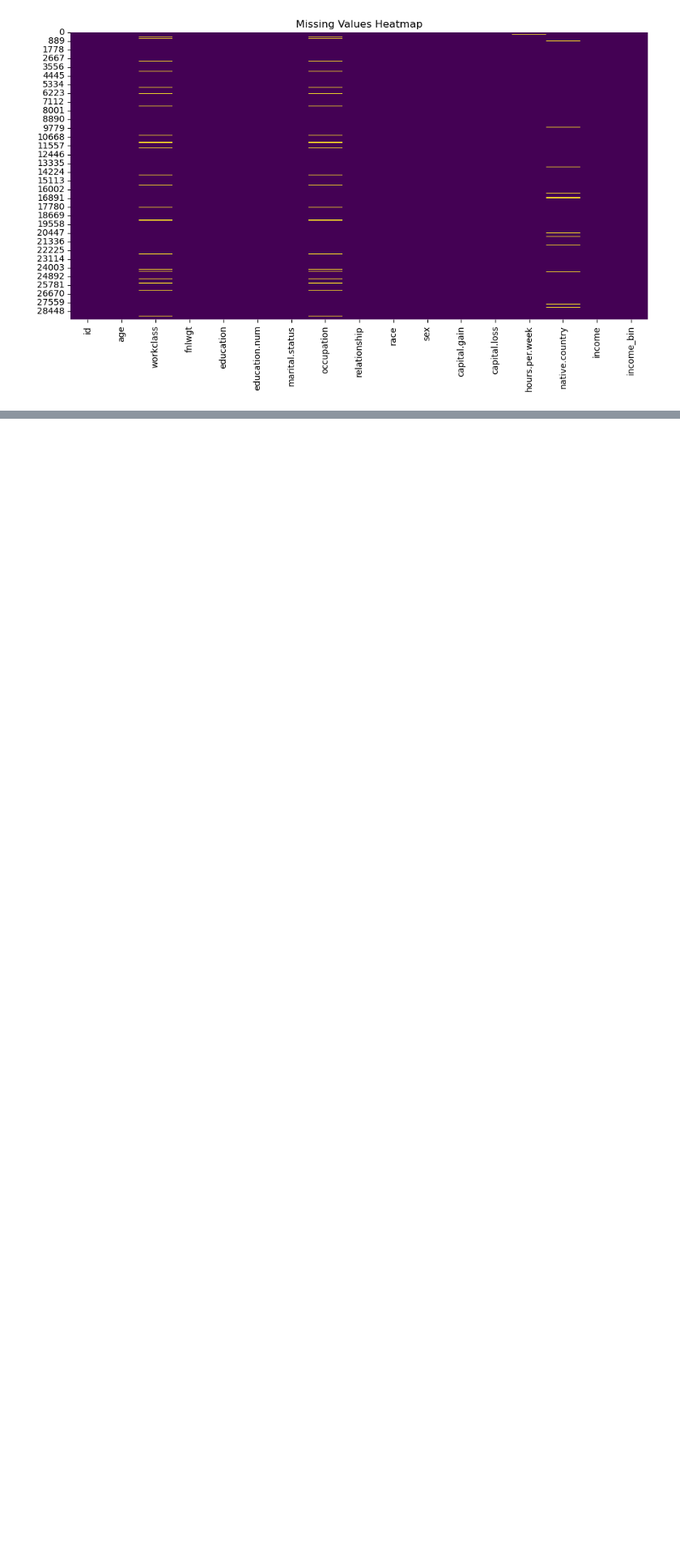
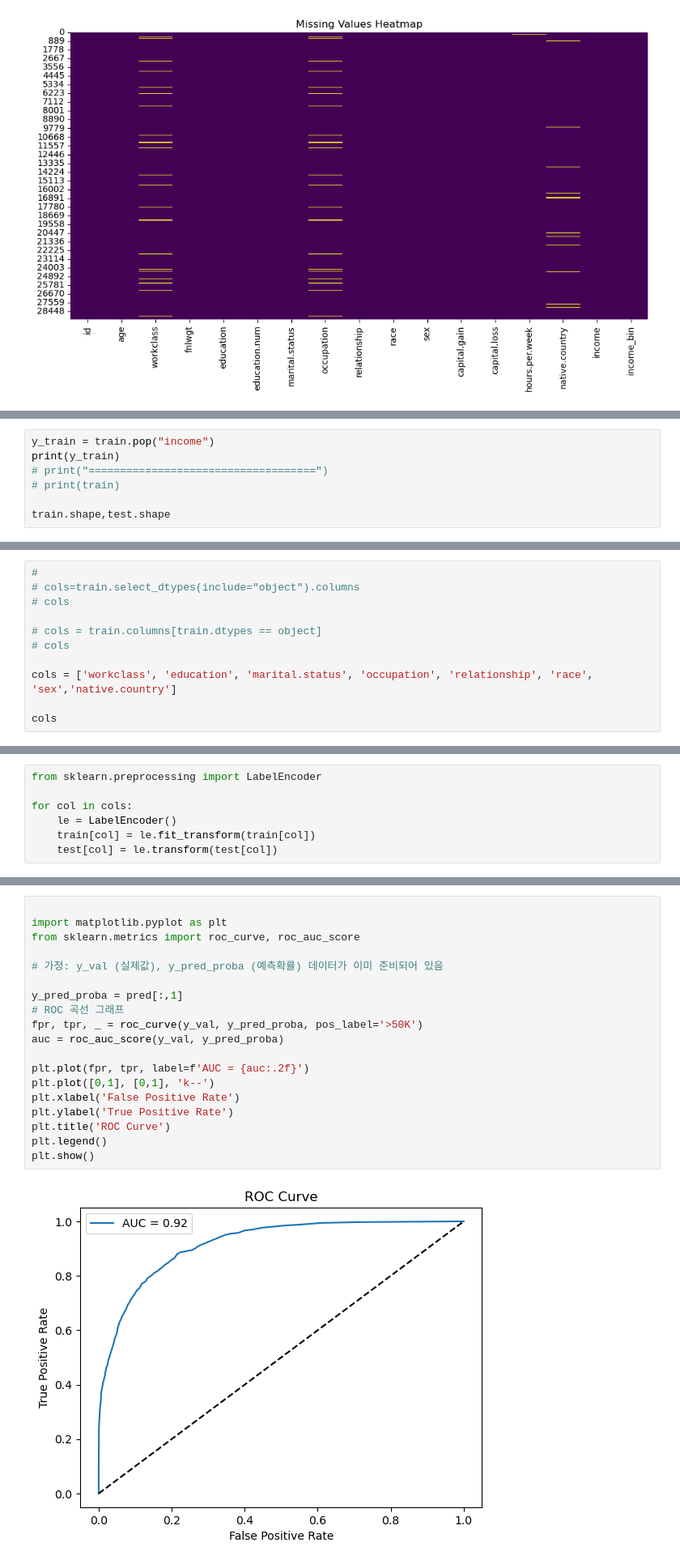
Before and after one commit to 9and8-new/Docker, a Jupyter notebook: notebooks/Ch01/01이진분류/01_이진분류.ipynb, the cells around one changed output, grey strips where cells are left out. Shown at 81% size. Saved outputs shown, nothing was run; the diff lists cells and outputs as text; blank space fills up the shorter version.

```diff
--- a/notebooks/Ch01/01이진분류/01_이진분류.ipynb
+++ b/notebooks/Ch01/01이진분류/01_이진분류.ipynb
@@ -1369,0 +1238,7 @@ ValueError: could not convert string to float: 'Private'
+# %%
+y_train = train.pop("income")
+print(y_train)
+# print("====================================")
+# print(train)
+
+train.shape,test.shape
@@ -1369,0 +1311,11 @@ ValueError: could not convert string to float: 'Private'
+# %%
+#
+# cols=train.select_dtypes(include="object").columns
+# cols
+
+# cols = train.columns[train.dtypes == object]
+# cols
+
+cols = ['workclass', 'education', 'marital.status', 'occupation', 'relationship', 'race', 'sex','native.country']
+
+cols
@@ -1369,0 +1331,7 @@ ValueError: could not convert string to float: 'Private'
+# %%
+from sklearn.preprocessing import LabelEncoder
+
+for col in cols:
+    le = LabelEncoder()
+    train[col] = le.fit_transform(train[col])
+    test[col] = le.transform(test[col])
@@ -1369,0 +1476,21 @@ ValueError: could not convert string to float: 'Private'
+# %%
+
+import matplotlib.pyplot as plt
+from sklearn.metrics import roc_curve, roc_auc_score
+
+# 가정: y_val (실제값), y_pred_proba (예측확률) 데이터가 이미 준비되어 있음
+
+y_pred_proba = pred[:,1]
+# ROC 곡선 그래프
+fpr, tpr, _ = roc_curve(y_val, y_pred_proba, pos_label='>50K')
+auc = roc_auc_score(y_val, y_pred_proba)
+
+plt.plot(fpr, tpr, label=f'AUC = {auc:.2f}')
+plt.plot([0,1], [0,1], 'k--')
+plt.xlabel('False Positive Rate')
+plt.ylabel('True Positive Rate')
+plt.title('ROC Curve')
+plt.legend()
+plt.show()
+# %% [output]
+[figure, added]
```
Also changed, not shown: parts of 61 cells of this notebook, 12 other files.
